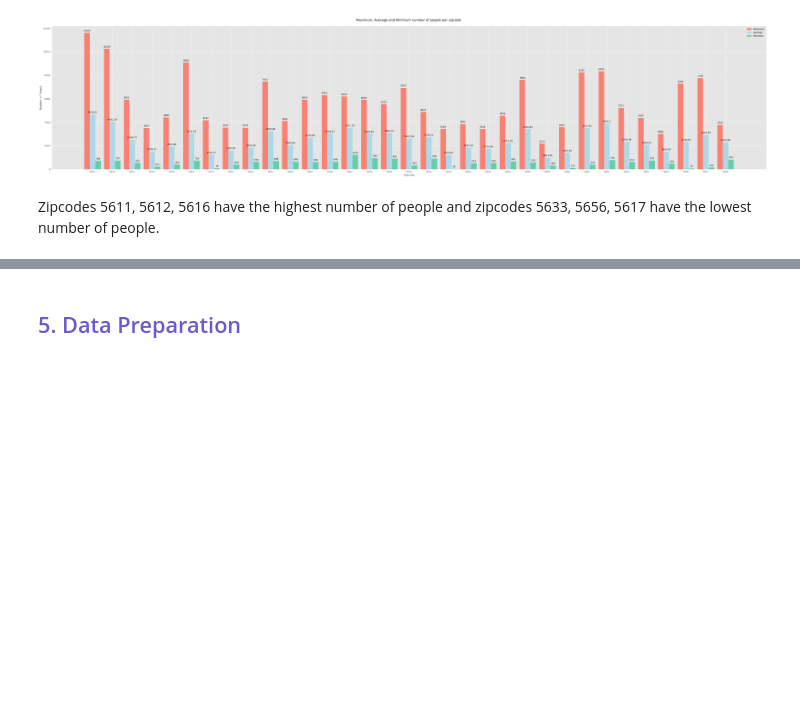
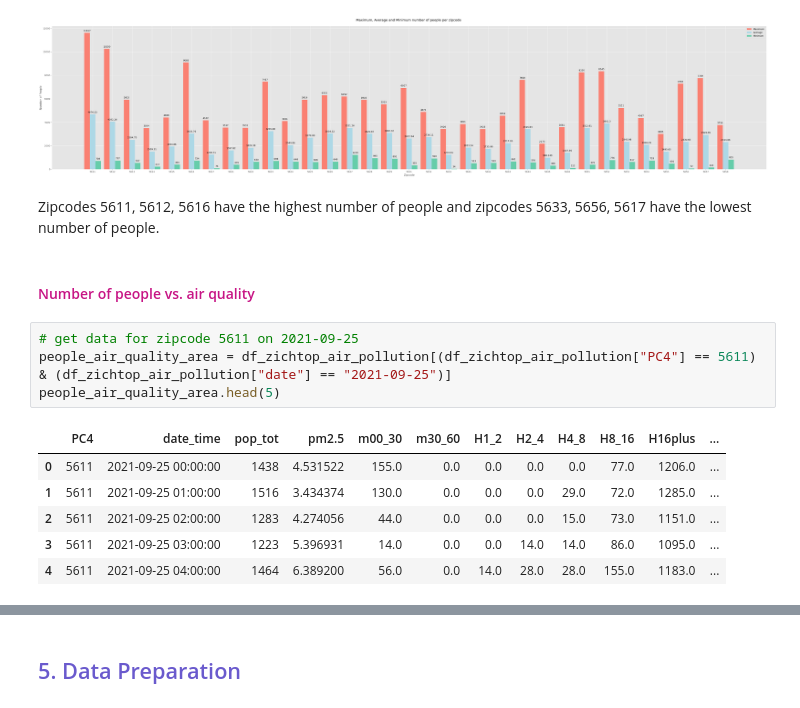
Before and after one commit to rawan-a-d/Air-Quality-Prediction, a Jupyter notebook: notebook.ipynb, the cells around one changed output, grey strips where cells are left out. Drawn from its saved outputs; the diff is of its cells as text; blank space fills up the shorter version.

```diff
--- a/notebook.ipynb
+++ b/notebook.ipynb
@@ -369,3 +369,16 @@ plt.show()
 [figure]
 # %% [markdown]
 Zipcodes 5611, 5612, 5616 have the highest number of people and zipcodes 5633, 5656, 5617 have the lowest number of people.
+# %% [markdown]
+<h4><font color=mediumvioletred> Number of people vs. air quality </font></h4>
+# %%
+# get data for zipcode 5611 on 2021-09-25
+people_air_quality_area = df_zichtop_air_pollution[(df_zichtop_air_pollution["PC4"] == 5611) & (df_zichtop_air_pollution["date"] == "2021-09-25")]
+people_air_quality_area.head(5)
+# %% [output]
+|  | PC4 | date_time | pop_tot | pm2.5 | m00_30 | m30_60 | H1_2 | H2_4 | H4_8 | H8_16 | H16plus | ... |
+| 0 | 5611 | 2021-09-25 00:00:00 | 1438 | 4.531522 | 155.0 | 0.0 | 0.0 | 0.0 | 0.0 | 77.0 | 1206.0 | ... |
+| 1 | 5611 | 2021-09-25 01:00:00 | 1516 | 3.434374 | 130.0 | 0.0 | 0.0 | 0.0 | 29.0 | 72.0 | 1285.0 | ... |
+| 2 | 5611 | 2021-09-25 02:00:00 | 1283 | 4.274056 | 44.0 | 0.0 | 0.0 | 0.0 | 15.0 | 73.0 | 1151.0 | ... |
+| 3 | 5611 | 2021-09-25 03:00:00 | 1223 | 5.396931 | 14.0 | 0.0 | 0.0 | 14.0 | 14.0 | 86.0 | 1095.0 | ... |
+| 4 | 5611 | 2021-09-25 04:00:00 | 1464 | 6.389200 | 56.0 | 0.0 | 14.0 | 28.0 | 28.0 | 155.0 | 1183.0 | ... |
```
Also changed, not shown: parts of 5 cells of this notebook.
